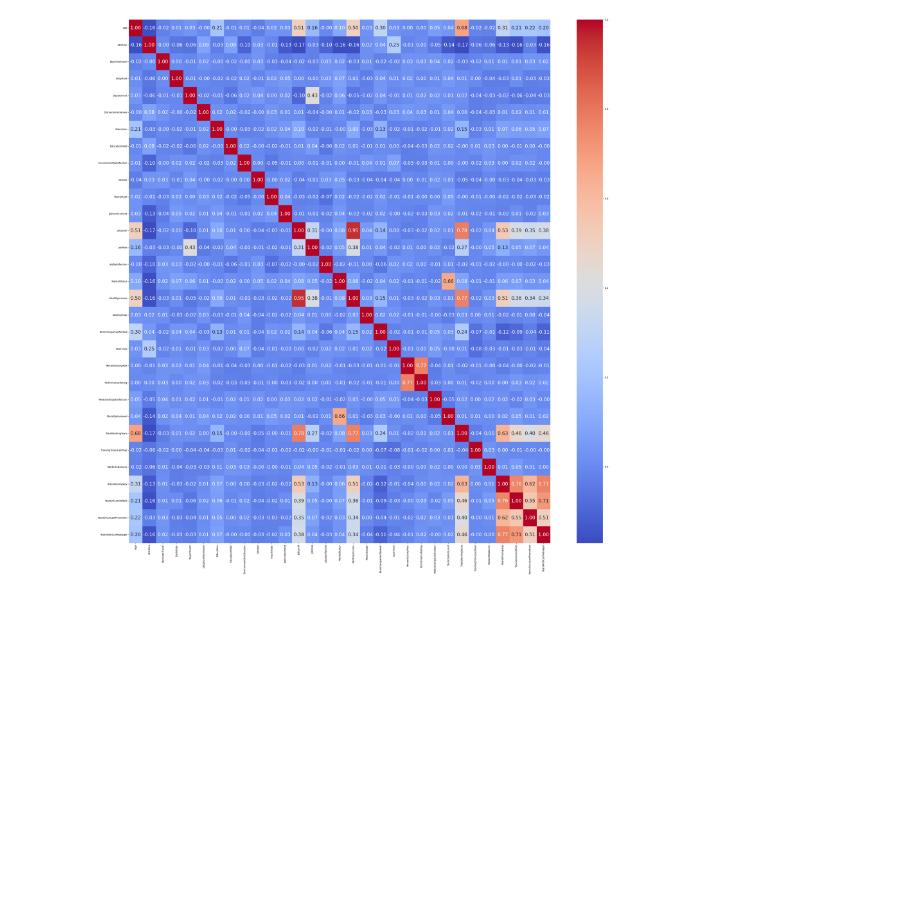
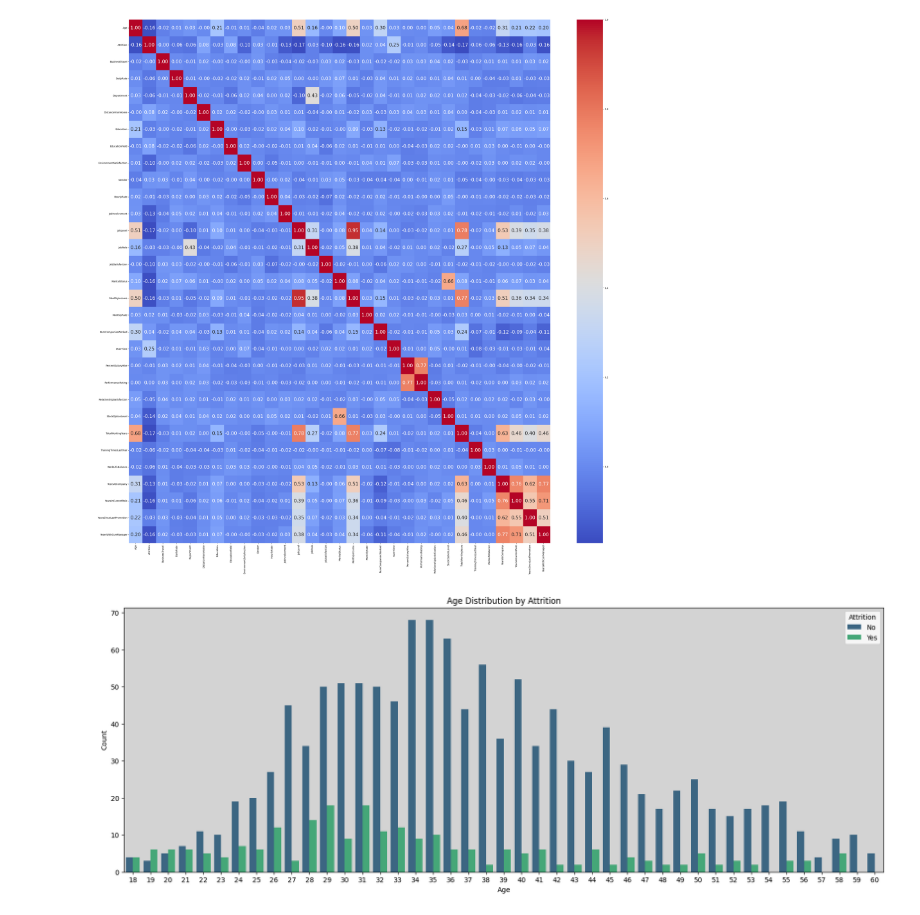
Before and after one commit to HarelAmezcua/human-resources-classification, a Jupyter notebook: notebooks/EDA_visualization.ipynb, the cells around one changed output. Cells and saved outputs as stored; diff of their text form; code cells hidden in the pictures; blank space fills up the shorter version.

```diff
--- a/notebooks/data_visualization.ipynb
+++ b/notebooks/EDA_visualization.ipynb
@@ -97,3 +97,14 @@ sns.heatmap(correlations, annot=True, cmap='coolwarm', fmt=".2f", ax=ax, annot_k
 # %% [output]
 <Axes: >
 [figure]
+# %%
+plt.figure(figsize=(20, 7))
+ax = sns.countplot(x='Age', hue='Attrition', data=data_frame, palette='viridis')
+ax.set_facecolor('lightgrey')
+plt.title('Age Distribution by Attrition')
+plt.xlabel('Age')
+plt.ylabel('Count')
+plt.legend(title='Attrition', labels=['No', 'Yes'])
+plt.show()
+# %% [output]
+[figure, added]
```
Also changed, not shown: parts of 3 cells of this notebook.
